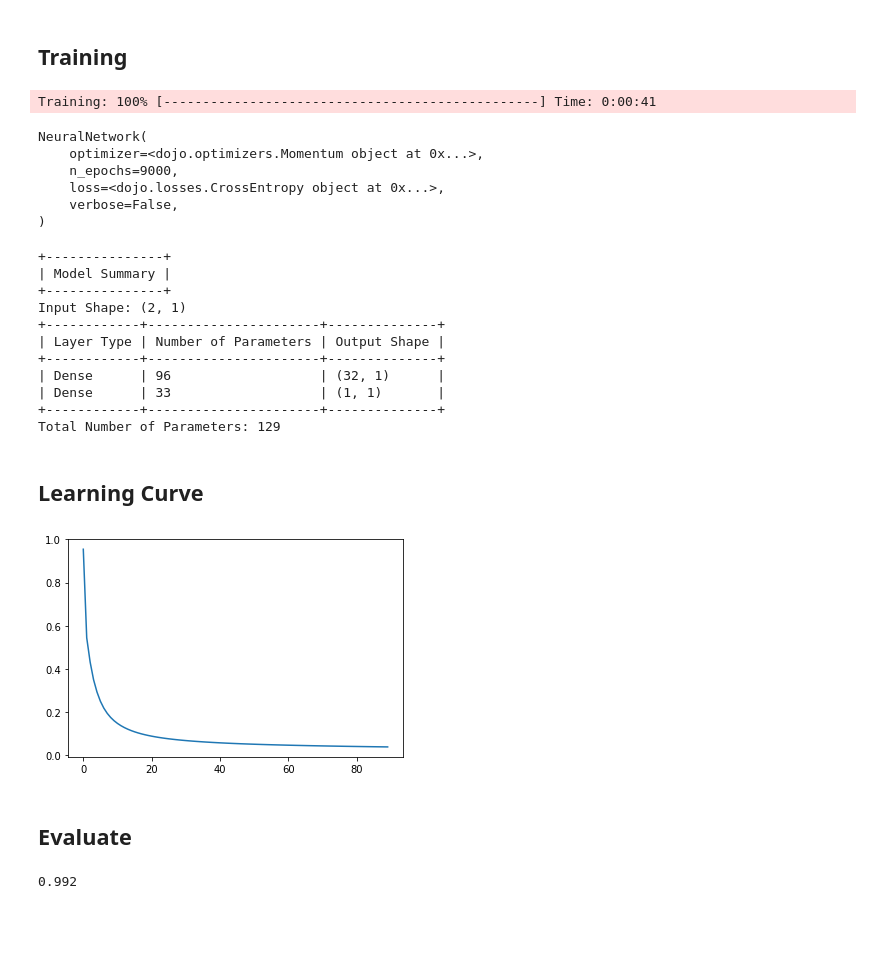
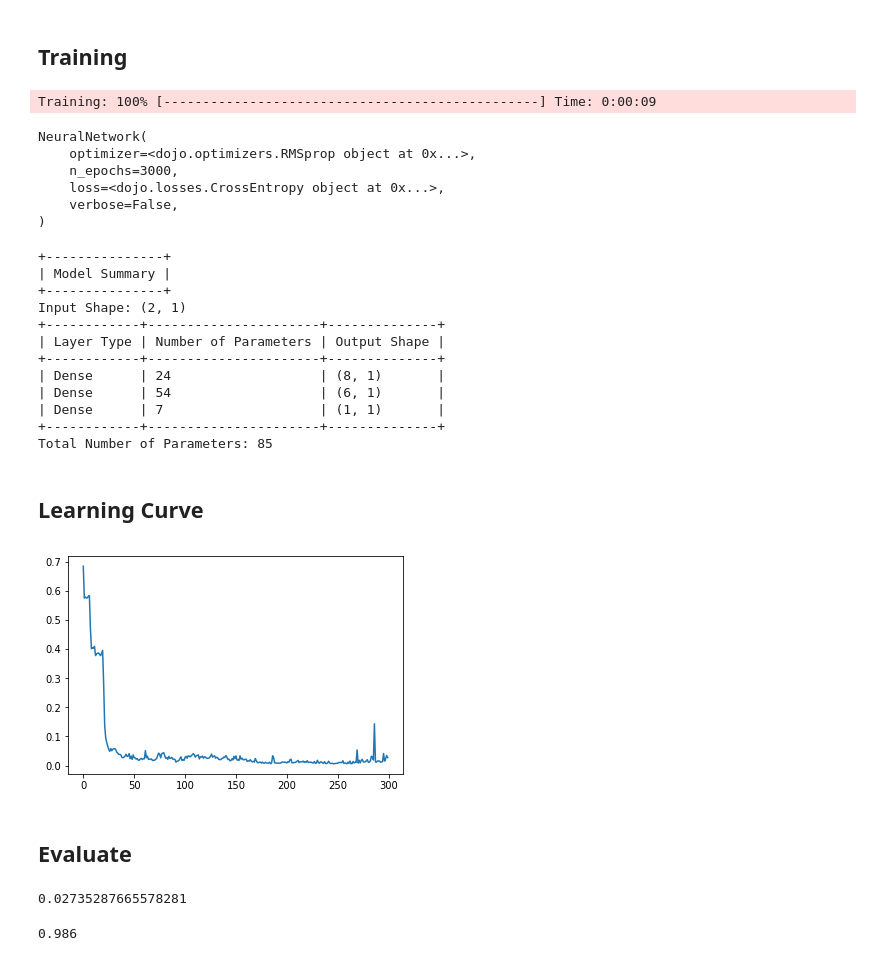
Before and after one commit to VIVelev/PyDojoML, a Jupyter notebook: Neural Network.ipynb, the cells around one changed output. Drawn from its saved outputs; the diff is of its cells as text; code cells hidden in the pictures; blank space fills up the shorter version.

Commit message:
[Update] Implement RMSprop

```diff
--- a/Neural Network.ipynb
+++ b/Neural Network.ipynb
@@ -29,19 +29,20 @@ plt.show();
 # Build the Neural Network
 # %%
 M, N_INPUTS = X.shape
-model = NeuralNetwork(optimizer=Momentum(alpha=0.03), n_epochs=9_000)
+model = NeuralNetwork(optimizer=RMSprop(alpha=0.03), n_epochs=3_000)
 
-model.add(Dense(32, n_inputs=N_INPUTS, activation="relu", regularizer=L2(.01)))
+model.add(Dense(8, n_inputs=N_INPUTS, activation="relu", regularizer=L2(.01)))
+model.add(Dense(6, activation="relu", regularizer=L2(.01)))
 model.add(Dense(1, activation="sigmoid", regularizer=L2(.01)))
 # %% [markdown]
 ## Training
 # %%
 model.fit(X, y)
 # %% [output]
-Training: 100% [------------------------------------------------] Time: 0:00:41
+Training: 100% [------------------------------------------------] Time: 0:00:09
 NeuralNetwork(
-    optimizer=<dojo.optimizers.Momentum object at 0x...>,
-    n_epochs=9000,
+    optimizer=<dojo.optimizers.RMSprop object at 0x...>,
+    n_epochs=3000,
     loss=<dojo.losses.CrossEntropy object at 0x...>,
     verbose=False,
 )
@@ -55,22 +56,27 @@ Input Shape: (2, 1)
 +------------+----------------------+--------------+
 | Layer Type | Number of Parameters | Output Shape |
 +------------+----------------------+--------------+
-| Dense      | 96                   | (32, 1)      |
-| Dense      | 33                   | (1, 1)       |
+| Dense      | 24                   | (8, 1)       |
+| Dense      | 54                   | (6, 1)       |
+| Dense      | 7                    | (1, 1)       |
 +------------+----------------------+--------------+
-Total Number of Parameters: 129
+Total Number of Parameters: 85
 # %% [markdown]
 ## Learning Curve
 # %%
-plt.plot(model._loss_values[::100]);
+plt.plot(model._loss_values[::10]);
 # %% [output]
-[figure, old version]
+[figure, new version]
 # %% [markdown]
 ## Evaluate
+# %%
+model._loss_values[-1]
+# %% [output]
+0.02735287665578281
 # %%
 model.evaluate(X, y)
 # %% [output]
-0.992
+0.986
 # %%
 def plot_decision_boundry(model, X, y):
     x_min, x_max = X[:, 0].min() - 1, X[:, 0].max() + 1
```
Also changed, not shown: parts of 3 cells of this notebook, 1 other file.
